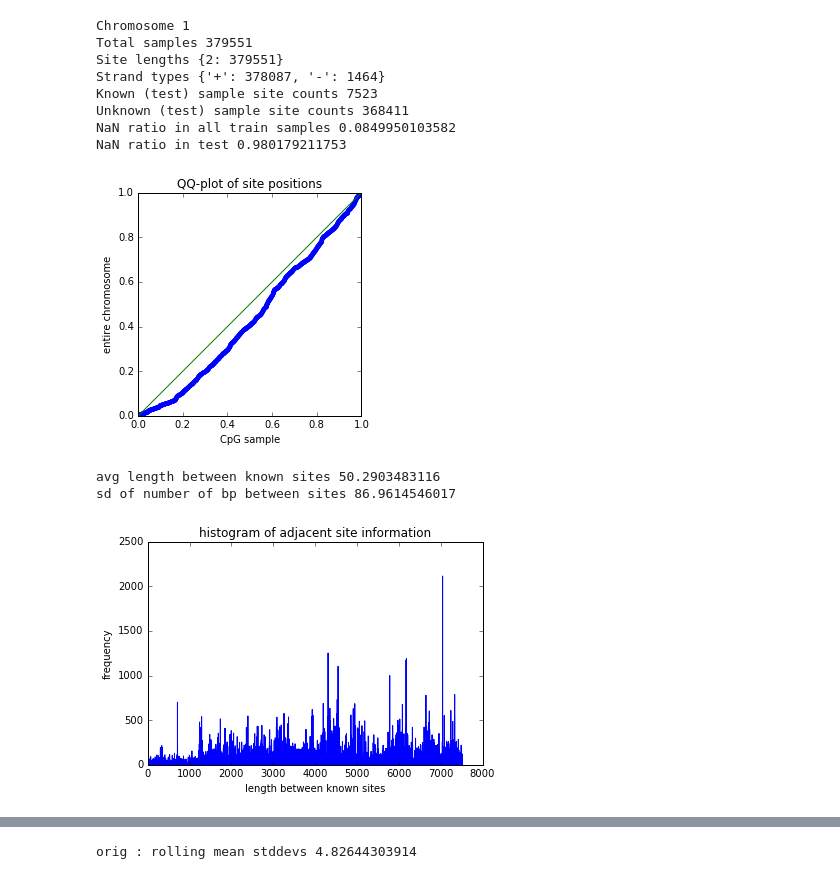
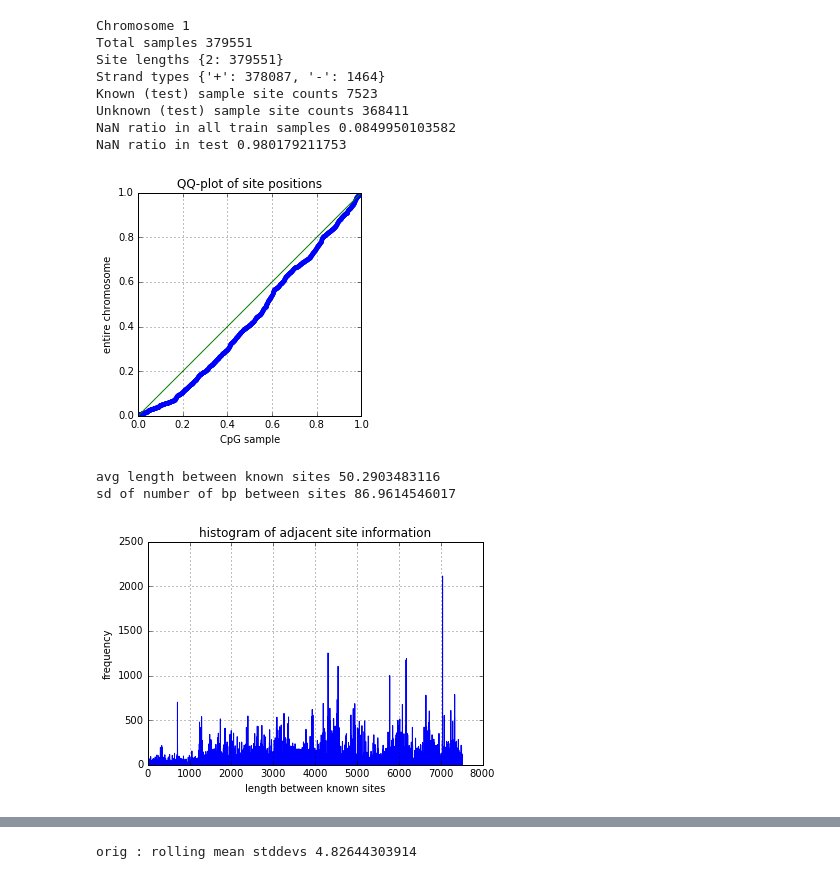
Before and after one commit to PrincetonUniversity/methyl-cluster, a Jupyter notebook: vyf_hw2.ipynb, the cells around one changed output, grey strips where cells are left out. Cells and saved outputs as stored; diff of their text form; code cells hidden in the pictures.

```diff
--- a/vyf_hw2.ipynb
+++ b/vyf_hw2.ipynb
@@ -92,24 +95,26 @@ NaN ratio in test 0.980179211753
 # %%
 # Make sure our samples are pretty uniform from the genomic range
 def ticks(n): return np.arange(0.0, n) / n
 plt.plot(ticks(len(known_chr1_ix)), known_chr1_ix / len(train_df), '.')
 plt.plot([0, 1])
 plt.axes().set_aspect('equal')
 plt.xlabel('CpG sample')
 plt.ylabel('entire chromosome')
 plt.title('QQ-plot of site positions')
+plt.grid(True)
 plt.show()
 
 diffs = np.diff(known_chr1_ix)
 print('avg length between known sites', np.mean(diffs))
 print('sd of number of bp between sites', np.std(diffs))
 plt.plot(np.diff(known_chr1_ix))
 plt.xlabel('length between known sites')
 plt.ylabel('frequency')
 plt.title('histogram of adjacent site information')
+plt.grid(True)
 plt.show()
 # %% [output]
-[figure, old version]
+[figure, new version]
 avg length between known sites 50.2903483116
 sd of number of bp between sites 86.9614546017
-[figure, old version]
+[figure, new version]
```
Also changed, not shown: parts of 15 cells of this notebook, 6 other files.
